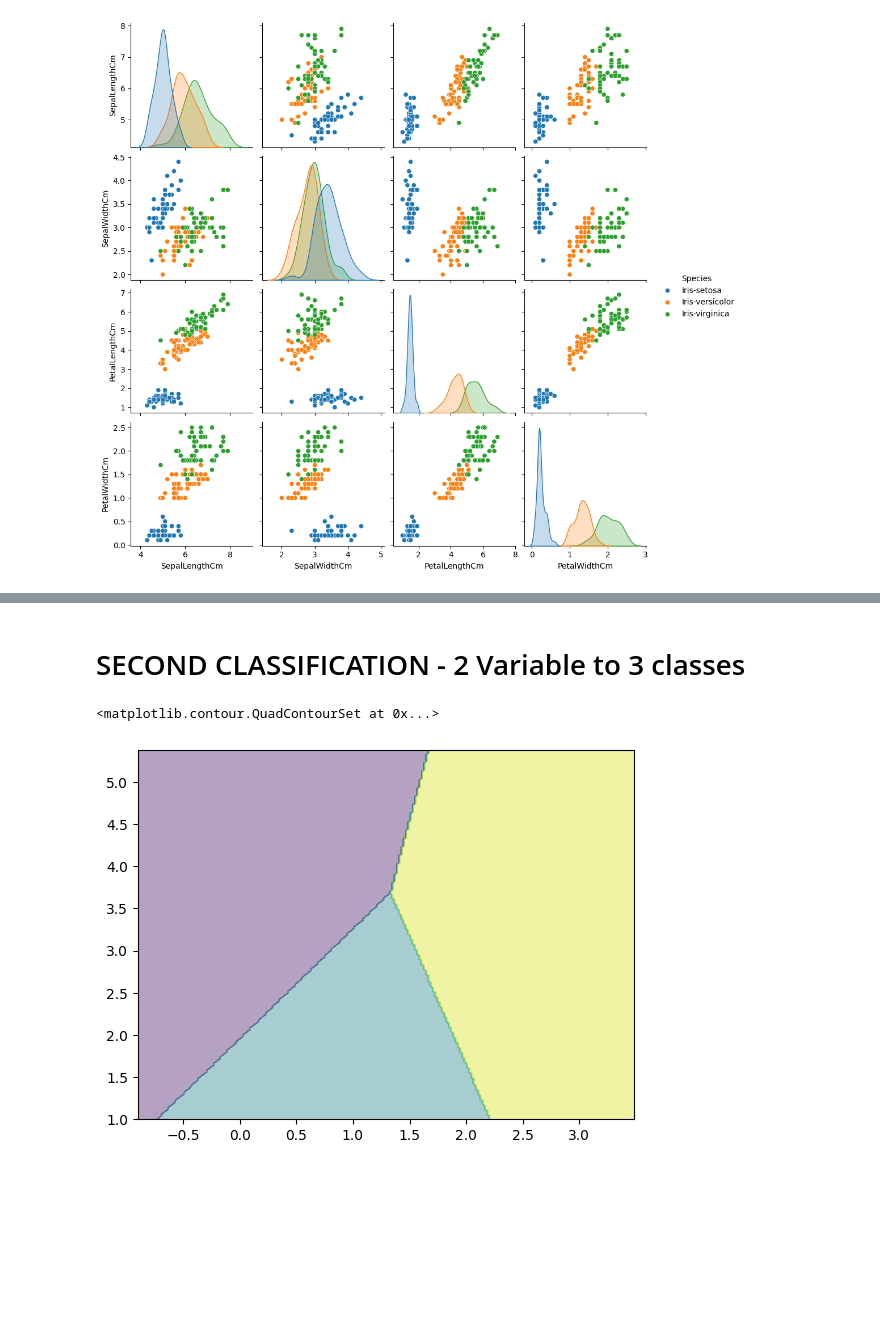
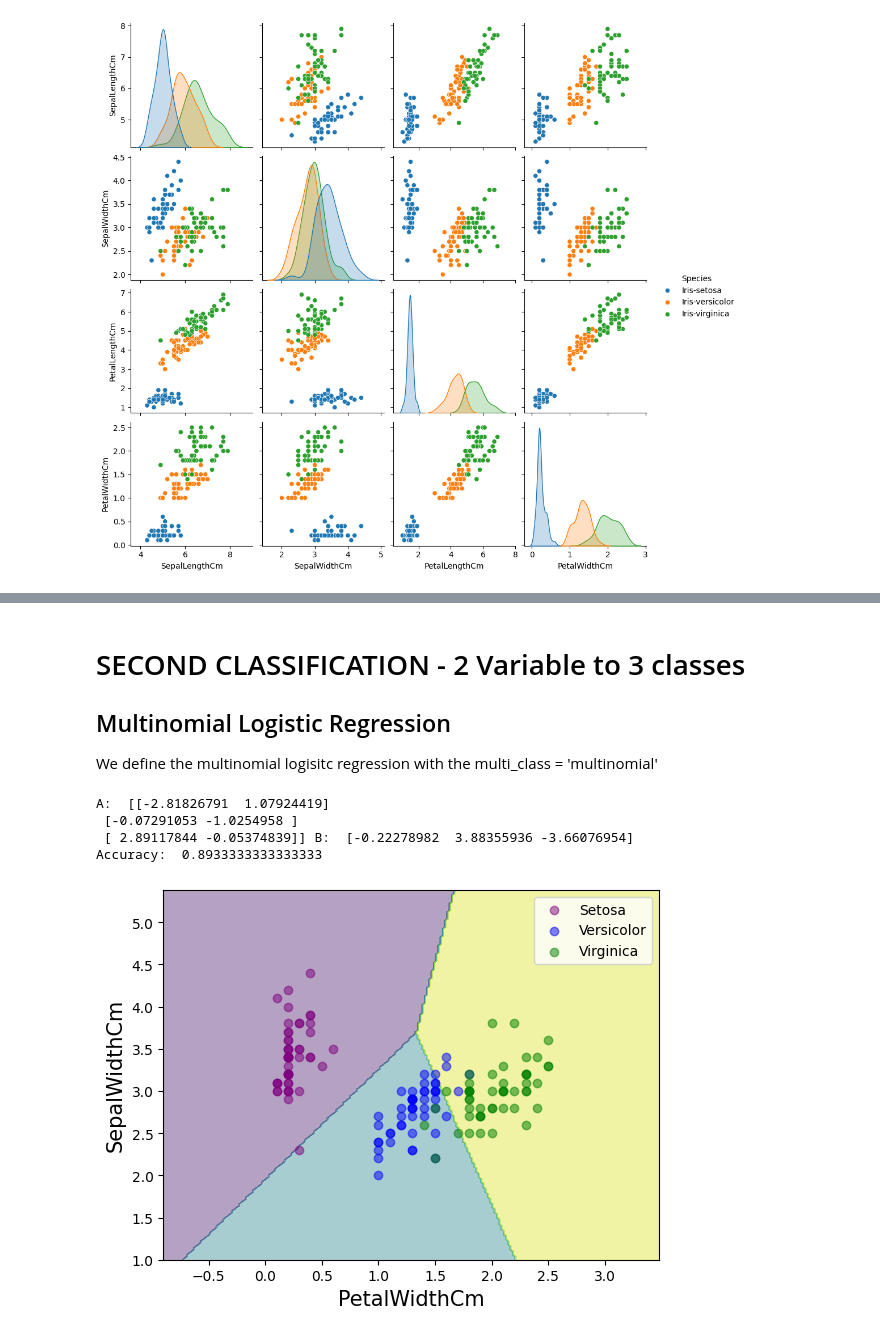
Before and after one commit to rfeers/ML-Basics, a Jupyter notebook: 3 - Multiple Class Logistic Regression.ipynb, the cells around one changed output, grey strips where cells are left out. Saved outputs shown, nothing was run; the diff lists cells and outputs as text; code cells hidden in the pictures; blank space fills up the shorter version.

Commit message:
Last version 3 - Mutliple Class Logistic Regression

```diff
--- a/3 - Multiple Class Logistic Regression.ipynb
+++ b/3 - Multiple Class Logistic Regression.ipynb
@@ -122,0 +118,5 @@ df
+# %%
+from sklearn.preprocessing import LabelEncoder
+le = LabelEncoder()
+df['Species_Encoded'] = le.fit_transform(df['Species'])
+df
@@ -188,5 +203,7 @@ Confusion Matrix:
 # %% [markdown]
 # SECOND CLASSIFICATION - 2 Variable to 3 classes
+## Multinomial Logistic Regression
+We define the multinomial logisitc regression with the multi_class = 'multinomial'
 # %%
 # We need to encode our species variable in a numerical one. We can use the LabelEncoder from scikit-learn to encode our species into 0, 1 and 2.
 from sklearn.preprocessing import LabelEncoder
@@ -200,38 +217,54 @@ df['Species_Encoded'] = le.fit_transform(df['Species'])
 
 # Select the features and the target variable
 X = df[['PetalWidthCm','SepalWidthCm']]
 Y = df["Species_Encoded"]
 
 # Splitting into training and testing
 X_train, X_test, Y_train, Y_test = train_test_split(X, Y, test_size=0.5, random_state=41)
 
 # Fit the Logistic Regression model
-log = LogisticRegression()
+log = LogisticRegression(multi_class='multinomial', solver='lbfgs')
 log.fit(X_train, Y_train)
 
 # Create a grid to generate a matrix like view
 x_min, x_max = X.iloc[:, 0].min() - 1, X.iloc[:, 0].max() + 1
 y_min, y_max = X.iloc[:, 1].min() - 1, X.iloc[:, 1].max() + 1
 xx, yy = np.meshgrid(np.arange(x_min, x_max, 0.02),
                      np.arange(y_min, y_max, 0.02))
 
 # We predict all points to plot the decision boundary
 Z = log.predict(np.c_[xx.ravel(), yy.ravel()])
 Z = Z.reshape(xx.shape)
 
 # Plot the decision boundary
 plt.contourf(xx, yy, Z, alpha=0.4)
 
 # We define each specie
 X1_setosa = df[df["Species_Encoded"]==0]['PetalWidthCm'].values
-X2_gentoo = df[df["Species_Encoded"]==0]['SepalWidthCm'].values
+X2_setosa = df[df["Species_Encoded"]==0]['SepalWidthCm'].values
+
+X1_versicolor = df[df["Species_Encoded"]==1]['PetalWidthCm'].values
+X2_versicolor = df[df["Species_Encoded"]==1]['SepalWidthCm'].values
+
+X1_virginica = df[df["Species_Encoded"]==2]['PetalWidthCm'].values
+X2_virginica = df[df["Species_Encoded"]==2]['SepalWidthCm'].values
 
 
 # Plot the scatter plot
-plt.scatter(X1_gentoo, X2_gentoo, label='Gentoo', color='orange', alpha=0.5)
-plt.scatter(X1_adelie, X2_adelie, label='Adelie', color='purple', alpha=0.5)
-plt.xlabel("bill_depth_mm",fontsize=15)
-plt.ylabel("flipper_length_mm",fontsize=15)
+plt.scatter(X1_setosa, X2_setosa, label='Setosa', color='purple', alpha=0.5)
+plt.scatter(X1_versicolor, X2_versicolor, label='Versicolor', color='blue', alpha=0.5)
+plt.scatter(X1_virginica, X2_virginica, label='Virginica', color='green', alpha=0.5)
+plt.xlabel("PetalWidthCm",fontsize=15)
+plt.ylabel("SepalWidthCm",fontsize=15)
+plt.legend()
+
+# Checking our accuracy
+accuracy = log.score(X_test, Y_test)
+print("A: ", log.coef_, "B: ", log.intercept_)
+print("Accuracy: ", accuracy)
 # %% [output]
-<matplotlib.contour.QuadContourSet at 0x...>
+A:  [[-2.81826791  1.07924419]
+ [-0.07291053 -1.0254958 ]
+ [ 2.89117844 -0.05374839]] B:  [-0.22278982  3.88355936 -3.66076954]
+Accuracy:  0.8933333333333333
-[figure, old version]
+[figure, new version]
```
Also changed, not shown: parts of 11 cells of this notebook, 1 other file.
